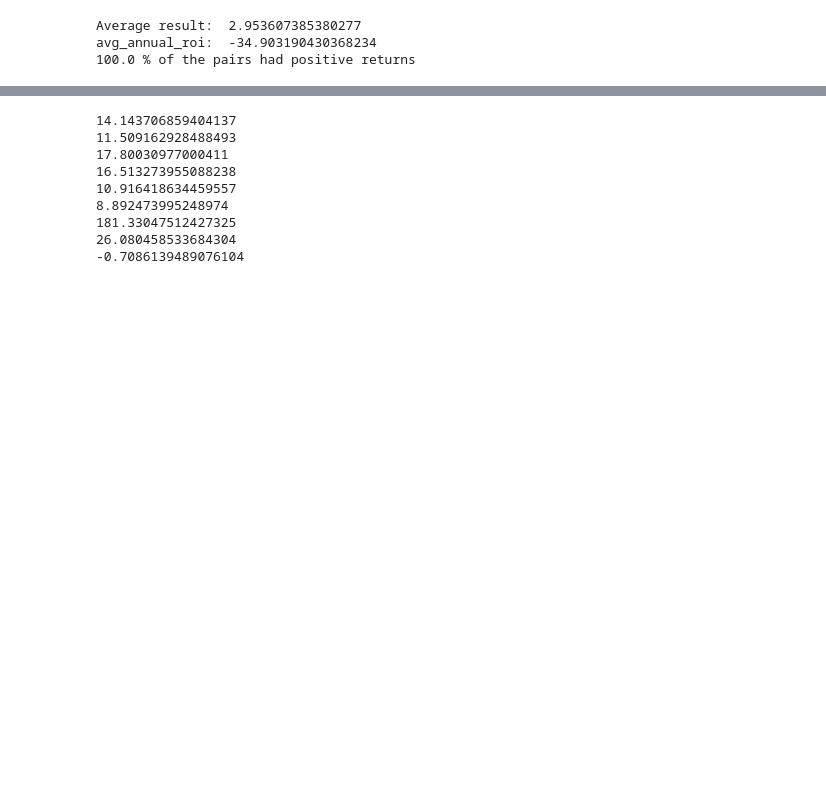
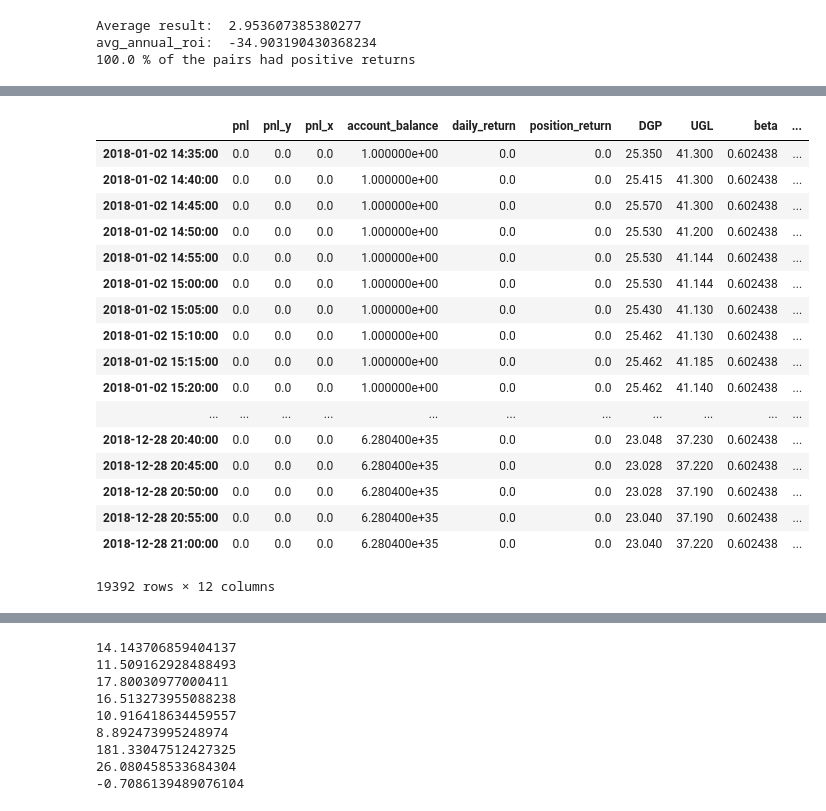
Before and after one commit to simaomsarmento/PairsTrading, a Jupyter notebook: PairsTrading_CommodityETFs-Benchmark.ipynb, the cells around one changed output, grey strips where cells are left out. Cells and saved outputs as stored; diff of their text form; code cells hidden in the pictures; blank space fills up the shorter version.

```diff
--- a/PairsTrading_CommodityETFs-Benchmark.ipynb
+++ b/PairsTrading_CommodityETFs-Benchmark.ipynb
@@ -405,3 +417,24 @@ pairs_summary.head()
 | 2 | NLR | Equity: Global Nuclear Energy | PXI | Equity: U.S. Energy | -2.919168 | 0.043164 | 285 | 4889 | 0.479075 | ... |
 | 3 | PXI | Equity: U.S. Energy | RYE | Equity: U.S. Energy | -3.301482 | 0.014812 | 1500 | 702 | 0.280768 | ... |
 | 4 | NLR | Equity: Global Nuclear Energy | PXE | Equity: U.S. Oil & Gas Exploratio... | -2.965900 | 0.038204 | 345 | 4817 | 0.479905 | ... |
+# %%
+performance_threshold_test[6][1]#['2018-01-24 16:00:00':'2018-01-24 18:30:00']#[performance_threshold_test[6][1].pnl > 1]
+# %% [output]
+|  | pnl | pnl_y | pnl_x | account_balance | daily_return | position_return | DGP | UGL | beta | ... |
+| 2018-01-02 14:35:00 | 0.0 | 0.0 | 0.0 | 1.000000e+00 | 0.0 | 0.0 | 25.350 | 41.300 | 0.602438 | ... |
+| 2018-01-02 14:40:00 | 0.0 | 0.0 | 0.0 | 1.000000e+00 | 0.0 | 0.0 | 25.415 | 41.300 | 0.602438 | ... |
+| 2018-01-02 14:45:00 | 0.0 | 0.0 | 0.0 | 1.000000e+00 | 0.0 | 0.0 | 25.570 | 41.300 | 0.602438 | ... |
+| 2018-01-02 14:50:00 | 0.0 | 0.0 | 0.0 | 1.000000e+00 | 0.0 | 0.0 | 25.530 | 41.200 | 0.602438 | ... |
+| 2018-01-02 14:55:00 | 0.0 | 0.0 | 0.0 | 1.000000e+00 | 0.0 | 0.0 | 25.530 | 41.144 | 0.602438 | ... |
+| 2018-01-02 15:00:00 | 0.0 | 0.0 | 0.0 | 1.000000e+00 | 0.0 | 0.0 | 25.530 | 41.144 | 0.602438 | ... |
+| 2018-01-02 15:05:00 | 0.0 | 0.0 | 0.0 | 1.000000e+00 | 0.0 | 0.0 | 25.430 | 41.130 | 0.602438 | ... |
+| 2018-01-02 15:10:00 | 0.0 | 0.0 | 0.0 | 1.000000e+00 | 0.0 | 0.0 | 25.462 | 41.130 | 0.602438 | ... |
+| 2018-01-02 15:15:00 | 0.0 | 0.0 | 0.0 | 1.000000e+00 | 0.0 | 0.0 | 25.462 | 41.185 | 0.602438 | ... |
+| 2018-01-02 15:20:00 | 0.0 | 0.0 | 0.0 | 1.000000e+00 | 0.0 | 0.0 | 25.462 | 41.140 | 0.602438 | ... |
+| ... | ... | ... | ... | ... | ... | ... | ... | ... | ... | ... |
+| 2018-12-28 20:40:00 | 0.0 | 0.0 | 0.0 | 6.280400e+35 | 0.0 | 0.0 | 23.048 | 37.230 | 0.602438 | ... |
+| 2018-12-28 20:45:00 | 0.0 | 0.0 | 0.0 | 6.280400e+35 | 0.0 | 0.0 | 23.028 | 37.220 | 0.602438 | ... |
+| 2018-12-28 20:50:00 | 0.0 | 0.0 | 0.0 | 6.280400e+35 | 0.0 | 0.0 | 23.028 | 37.190 | 0.602438 | ... |
+| 2018-12-28 20:55:00 | 0.0 | 0.0 | 0.0 | 6.280400e+35 | 0.0 | 0.0 | 23.040 | 37.190 | 0.602438 | ... |
+| 2018-12-28 21:00:00 | 0.0 | 0.0 | 0.0 | 6.280400e+35 | 0.0 | 0.0 | 23.040 | 37.220 | 0.602438 | ... |
+19392 rows × 12 columns
```
Also changed, not shown: parts of 6 cells of this notebook, 1 other file.
